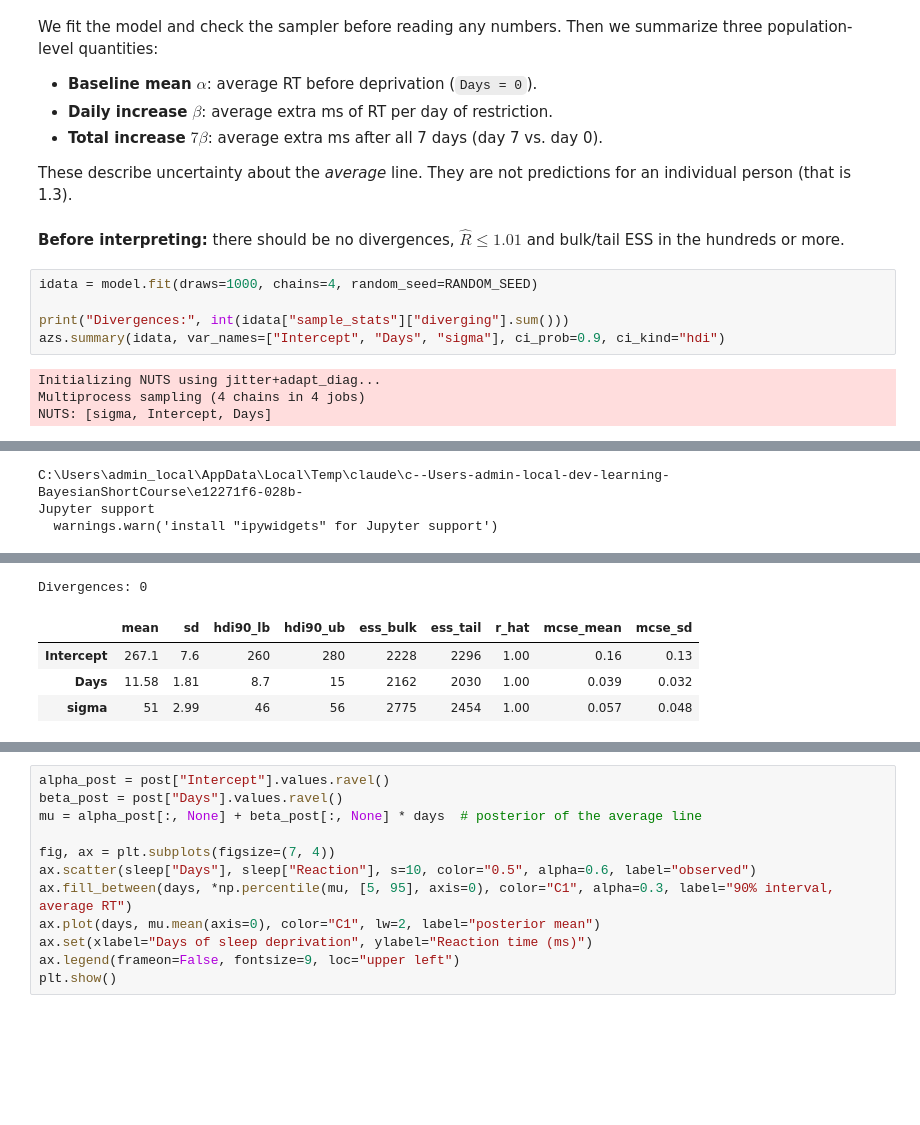
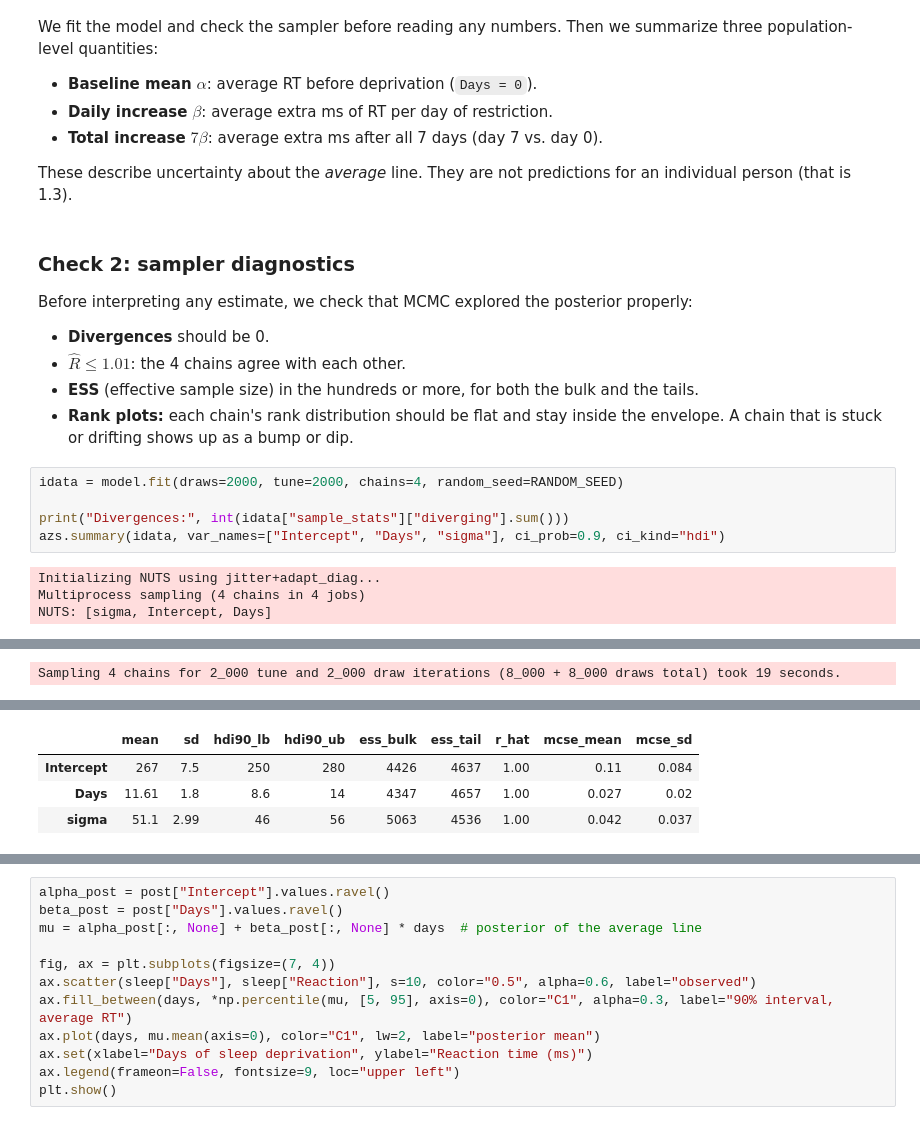
Before and after one commit to EnzonioBanderas/BayesianShortCourse, a Jupyter notebook: sleep/01_linear_baseline.ipynb, the cells around one changed output, grey strips where cells are left out. Saved outputs shown, nothing was run; the diff lists cells and outputs as text; blank space fills up the shorter version.

```diff
--- a/sleep/01_linear_baseline.ipynb
+++ b/sleep/01_linear_baseline.ipynb
@@ -161,9 +184,16 @@ We fit the model and check the sampler before reading any numbers. Then we summa
 
 These describe uncertainty about the *average* line. They are not predictions for an individual person (that is 1.3).
 # %% [markdown]
-**Before interpreting:** there should be no divergences, $\hat R \le 1.01$ and bulk/tail ESS in the hundreds or more.
+### Check 2: sampler diagnostics
+
+Before interpreting any estimate, we check that MCMC explored the posterior properly:
+
+- **Divergences** should be 0.
+- **$\hat R \le 1.01$**: the 4 chains agree with each other.
+- **ESS** (effective sample size) in the hundreds or more, for both the bulk and the tails.
+- **Rank plots:** each chain's rank distribution should be flat and stay inside the envelope. A chain that is stuck or drifting shows up as a bump or dip.
 # %%
-idata = model.fit(draws=1000, chains=4, random_seed=RANDOM_SEED)
+idata = model.fit(draws=2000, tune=2000, chains=4, random_seed=RANDOM_SEED)
 
 print("Divergences:", int(idata["sample_stats"]["diverging"].sum()))
 azs.summary(idata, var_names=["Intercept", "Days", "sigma"], ci_prob=0.9, ci_kind="hdi")
@@ -174,3 +206 @@ NUTS: [sigma, Intercept, Days]
-C:\Users\admin_local\AppData\Local\Temp\claude\c--Users-admin-local-dev-learning-BayesianShortCourse\e12271f6-028b-
-Jupyter support
-  warnings.warn('install "ipywidgets" for Jupyter support')
+Sampling 4 chains for 2_000 tune and 2_000 draw iterations (8_000 + 8_000 draws total) took 19 seconds.
@@ -179,5 +208,4 @@ Sampling 4 chains for 1_000 tune and 1_000 draw iterations (4_000 + 4_000 draws
-Divergences: 0
 |  | mean | sd | hdi90_lb | hdi90_ub | ess_bulk | ess_tail | r_hat | mcse_mean | mcse_sd |
-| Intercept | 267.1 | 7.6 | 260 | 280 | 2228 | 2296 | 1.00 | 0.16 | 0.13 |
-| Days | 11.58 | 1.81 | 8.7 | 15 | 2162 | 2030 | 1.00 | 0.039 | 0.032 |
-| sigma | 51 | 2.99 | 46 | 56 | 2775 | 2454 | 1.00 | 0.057 | 0.048 |
+| Intercept | 267 | 7.5 | 250 | 280 | 4426 | 4637 | 1.00 | 0.11 | 0.084 |
+| Days | 11.61 | 1.8 | 8.6 | 14 | 4347 | 4657 | 1.00 | 0.027 | 0.02 |
+| sigma | 51.1 | 2.99 | 46 | 56 | 5063 | 4536 | 1.00 | 0.042 | 0.037 |
```
Also changed, not shown: parts of 17 cells of this notebook.
